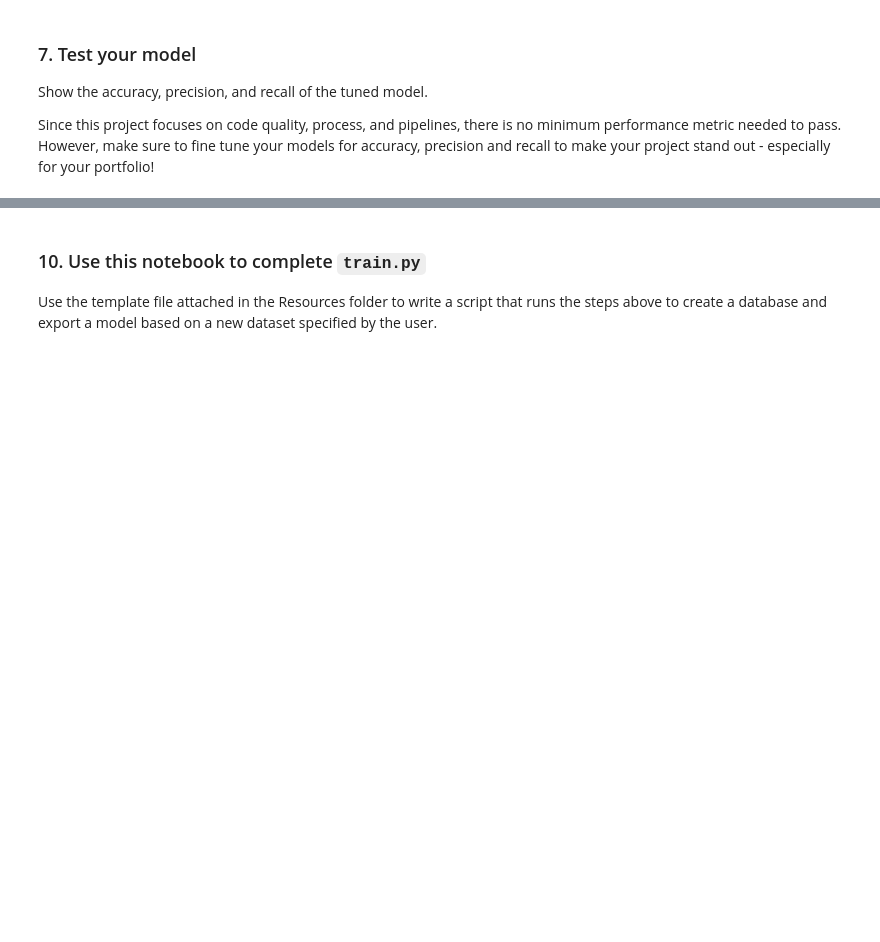
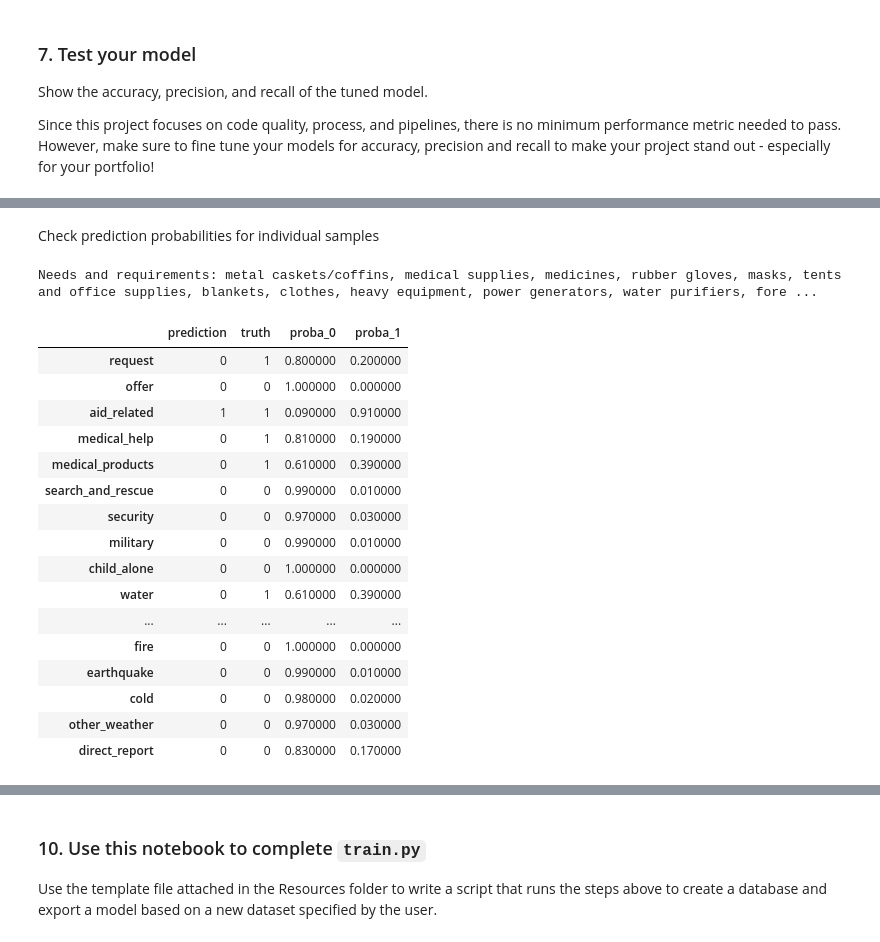
Before and after one commit to schilli/disaster-response, a Jupyter notebook: notebooks/ML Pipeline Preparation.ipynb, the cells around one changed output, grey strips where cells are left out. Saved outputs shown, nothing was run; the diff lists cells and outputs as text; code cells hidden in the pictures; blank space fills up the shorter version.

```diff
--- a/notebooks/ML Pipeline Preparation.ipynb
+++ b/notebooks/ML Pipeline Preparation.ipynb
@@ -80,0 +95,3 @@ def tokenize(text):
+# %%
+clf = MultiOutputClassifier(RandomForestClassifier(), n_jobs=16)
+%time clf.fit(X_train_tfidf, Y_train)
@@ -112,7 +121,0 @@ Wall time: 1.05 s
-# %%
-# Train classifier
-# Thinkpad, 1 core : 5:57 min.
-# Thinkpad, 2 cores: 3:56 min.
-# Thinkpad, 4 cores: 3:36 min.
-clf = MultiOutputClassifier(RandomForestClassifier(), n_jobs=4)
-%time clf.fit(X_train_tfidf, Y_train)
@@ -207,0 +405,32 @@ Since this project focuses on code quality, process, and  pipelines, there is no
+# %% [markdown]
+Check prediction probabilities for individual samples
+# %%
+sample = 3
+Y_pred = pd.DataFrame(Y_pred, columns=Y_test.columns, index=X_test.index)
+pp = clf.predict_proba(X_test_tfidf[sample])
+pred_proba = pd.DataFrame(Y_pred.iloc[sample])
+pred_proba.columns  = ["prediction"]
+pred_proba["truth"] = Y_test.iloc[sample]
+pred_proba["proba_0"] = [a[0][0] for a in pp]
+pred_proba["proba_1"] = [a[0][1] if len(a[0])>1 else 0.0 for a in pp]
+print(X_test.iloc[sample])
+pred_proba.style.applymap(lambda v: 'color: red' if v < 0.5 else 'color: green', subset=["proba_0", "proba_1"])
+# %% [output]
+Needs and requirements: metal caskets/coffins, medical supplies, medicines, rubber gloves, masks, tents and office supplies, blankets, clothes, heavy equipment, power generators, water purifiers, fore ...
+|  | prediction | truth | proba_0 | proba_1 |
+| request | 0 | 1 | 0.800000 | 0.200000 |
+| offer | 0 | 0 | 1.000000 | 0.000000 |
+| aid_related | 1 | 1 | 0.090000 | 0.910000 |
+| medical_help | 0 | 1 | 0.810000 | 0.190000 |
+| medical_products | 0 | 1 | 0.610000 | 0.390000 |
+| search_and_rescue | 0 | 0 | 0.990000 | 0.010000 |
+| security | 0 | 0 | 0.970000 | 0.030000 |
+| military | 0 | 0 | 0.990000 | 0.010000 |
+| child_alone | 0 | 0 | 1.000000 | 0.000000 |
+| water | 0 | 1 | 0.610000 | 0.390000 |
+| ... | ... | ... | ... | ... |
+| fire | 0 | 0 | 1.000000 | 0.000000 |
+| earthquake | 0 | 0 | 0.990000 | 0.010000 |
+| cold | 0 | 0 | 0.980000 | 0.020000 |
+| other_weather | 0 | 0 | 0.970000 | 0.030000 |
+| direct_report | 0 | 0 | 0.830000 | 0.170000 |
```
Also changed, not shown: parts of 84 cells of this notebook.
